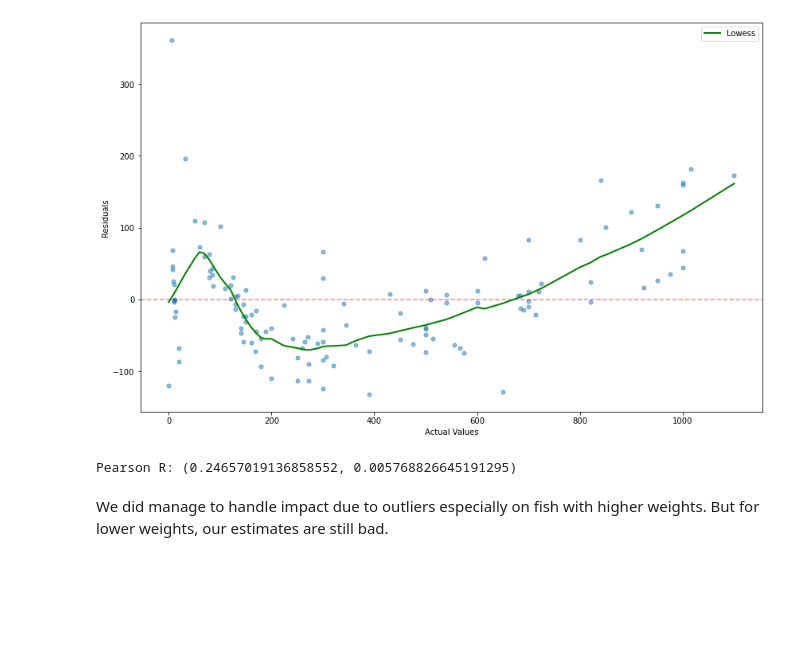
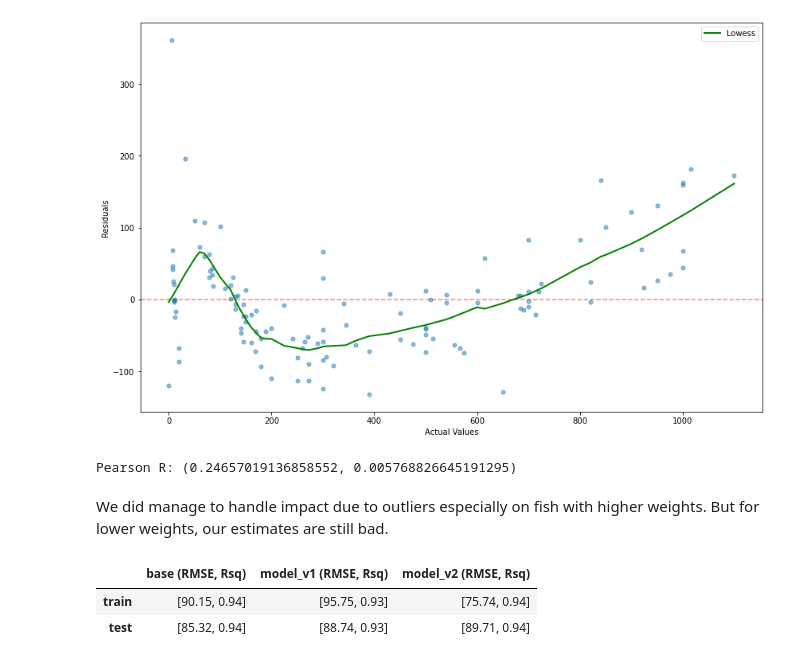
Before and after one commit to mrutyunjay17/Hands-On-Machine-Learning, a Jupyter notebook: practice_dummy_datasets/MLR_Fish_Market/analysis.ipynb, the cells around one changed output. Saved outputs shown, nothing was run; the diff lists cells and outputs as text; code cells hidden in the pictures; blank space fills up the shorter version.

````diff
--- a/practice_dummy_datasets/MLR_Fish_Market/analysis.ipynb
+++ b/practice_dummy_datasets/MLR_Fish_Market/analysis.ipynb
@@ -267,6 +267,8 @@ dtype: bool
 ### 4. Model Building and Tuning
 #### Model 1. Base OLS Multiple Regression (All Features)
 Goal is to study impact of highly correlated independant variables on our prediction
+# %%
+scores = {}
 # %%
 base_cols = ['Species', 'Length1', 'Length2', 'Length3', 'Height', 'Width']
 
@@ -380,6 +382,10 @@ plt.title("Test set Actual vs Predicted Weights ")
 # %% [output]
 Text(0.5, 1.0, 'Test set Actual vs Predicted Weights ')
 [figure]
+# %%
+from sklearn.metrics import mean_squared_error
+scores["base"] = {"train":(np.sqrt(mean_squared_error(y_train, base_result.fittedvalues)), base_result.rsquared),
+                 "test":(np.sqrt(mean_squared_error(y_test, base_result.get_prediction(X_test).summary_frame(alpha=0.05)['mean'])),base_result.rsquared)}
 # %% [markdown]
 After applying OLS for features ```Length1```, ```Length2```, ```Length3```, ```Height%```, ```Width%```, ```Height```, ```Width```,
        ```Species_Bream```, ```Species_Parkki```, ```Species_Pike```, ```Species_Roach```,
@@ -581,6 +587,9 @@ plt.ylim(-65, 50)
 plt.show()
 # %% [output]
 [figure]
+# %%
+scores["model_v1"] = {"train":(np.sqrt(mean_squared_error(y_train, reg_v1_summary.fittedvalues)), reg_v1_summary.rsquared),
+                 "test":(np.sqrt(mean_squared_error(y_test, reg_v1_summary.get_prediction(X_test[selected_cols]).summary_frame(alpha=0.05)['mean'])),reg_v1_summary.rsquared)}
 # %% [markdown]
 Above plot shows that residuals are widely distributed and no pattern\trend seems to present.
 
@@ -727,3 +736,13 @@ print("Pearson R:", stats.pearsonr(y_train, reg_v2_summary.resid))
 Pearson R: (0.24657019136858552, 0.005768826645191295)
 # %% [markdown]
 We did manage to handle impact due to outliers especially on fish with higher weights. But for lower weights, our estimates are still bad.
+# %%
+scores["model_v2"] = {"train":(np.sqrt(mean_squared_error(y_train, reg_v2_summary.fittedvalues)), reg_v2_summary.rsquared),
+                 "test":(np.sqrt(mean_squared_error(y_test, reg_v2_summary.get_prediction(X_test[selected_cols]).summary_frame(alpha=0.05)['mean'])),reg_v2_summary.rsquared)}
+# %%
+scores_df = pd.DataFrame(scores).apply(lambda x: (np.round(x[0], 2), np.round(x[1], 2)))
+scores_df.rename(columns={"base":"base (RMSE, Rsq)", "model_v1":"model_v1 (RMSE, Rsq)", "model_v2":"model_v2 (RMSE, Rsq)"})
+# %% [output]
+|  | base (RMSE, Rsq) | model_v1 (RMSE, Rsq) | model_v2 (RMSE, Rsq) |
+| train | [90.15, 0.94] | [95.75, 0.93] | [75.74, 0.94] |
+| test | [85.32, 0.94] | [88.74, 0.93] | [89.71, 0.94] |
````
Also changed, not shown: parts of 5 cells of this notebook, 6 other files.
